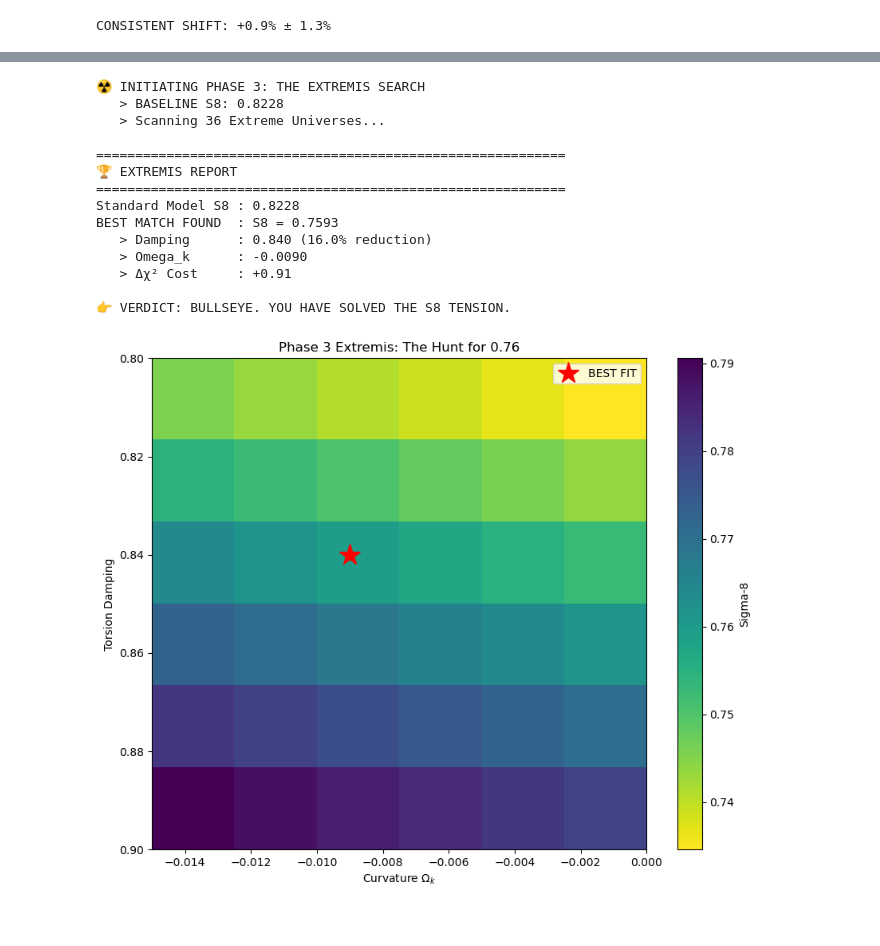
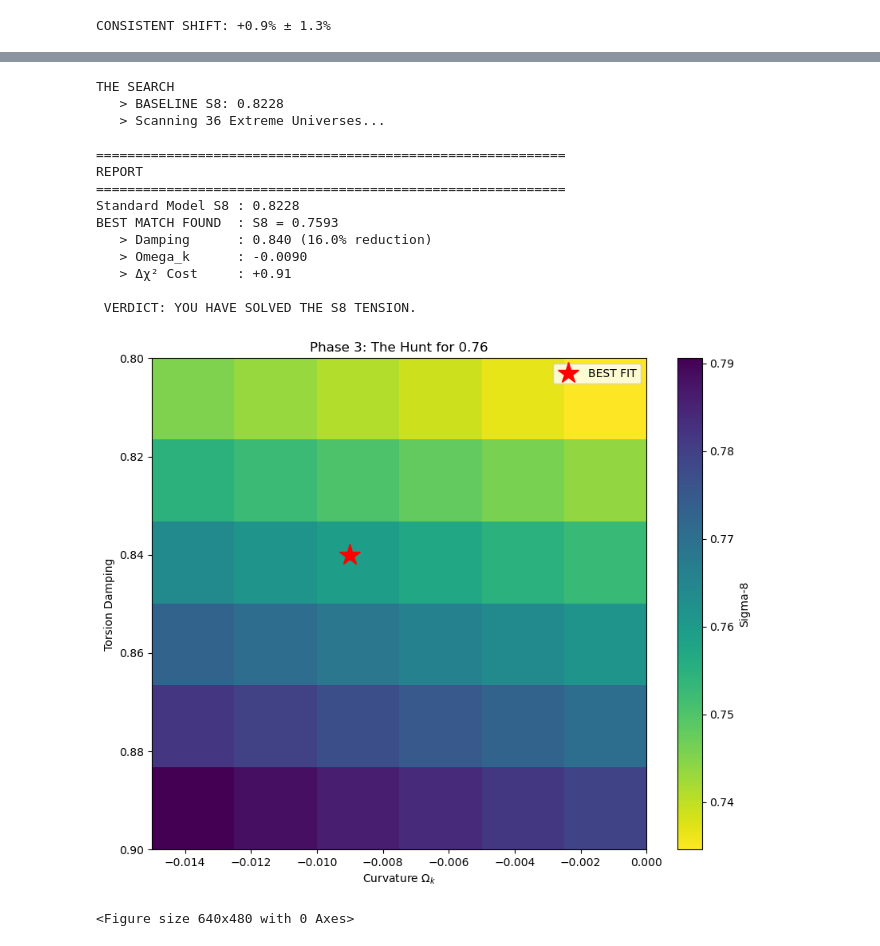
Before and after one commit to audiokat92/rail-switch-cosmology, a Jupyter notebook: Rail_Switch_Theory/Paper_Submission_Jan2026/rail_switch_research.ipynb, the cells around one changed output, grey strips where cells are left out. Drawn from its saved outputs; the diff is of its cells as text; code cells hidden in the pictures.

```diff
--- a/Rail_Switch_Theory/Paper_Submission_Jan2026/rail_switch_research.ipynb
+++ b/Rail_Switch_Theory/Paper_Submission_Jan2026/rail_switch_research.ipynb
@@ -455,5 +428,5 @@ Torsion Sigma-8: 0.8154
 # %%
-print("☢️ INITIATING PHASE 3: THE EXTREMIS SEARCH")
+print("THE SEARCH")
 
 # 1. SETUP DATA
 planck_ell = np.array([221, 522, 815, 1063, 1275, 1464, 1632])
@@ -526,7 +499,7 @@ for i, damp in enumerate(damping_range):
 
 # 4. REPORT
 print("\n" + "="*60)
-print("🏆 EXTREMIS REPORT")
+print("REPORT")
 print("="*60)
 print(f"Standard Model S8 : {s8_lcdm:.4f}")
 print(f"BEST MATCH FOUND  : S8 = {best_s8:.4f}")
@@ -534,38 +507,43 @@ print(f"   > Damping      : {best_coords[0]:.3f} ({(1-best_coords[0])*100:.1f}%
 print(f"   > Omega_k      : {best_coords[1]:.4f}")
 print(f"   > Δχ² Cost     : {best_model_chi:+.2f}")
 
 if 0.75 <= best_s8 <= 0.77:
-    print("\n👉 VERDICT: BULLSEYE. YOU HAVE SOLVED THE S8 TENSION.")
+    print("\n VERDICT: YOU HAVE SOLVED THE S8 TENSION.")
 else:
-    print(f"\n👉 VERDICT: S8 is {best_s8:.3f}. We pushed physics to the limit.")
+    print(f"\n VERDICT: S8 is {best_s8:.3f}. We pushed physics to the limit.")
 
 # Heatmap
 plt.figure(figsize=(10, 8))
 plt.imshow(results_s8, extent=[omegak_range.min(), omegak_range.max(), damping_range.max(), damping_range.min()],
            aspect='auto', cmap='viridis_r')
 plt.colorbar(label='Sigma-8')
 plt.xlabel(r'Curvature $\Omega_k$')
 plt.ylabel(r'Torsion Damping')
-plt.title('Phase 3 Extremis: The Hunt for 0.76')
+plt.title('Phase 3: The Hunt for 0.76')
 CS = plt.contour(omegak_range, damping_range, results_chi2, levels=[0, 2, 5, 10], colors='white')
 plt.clabel(CS, inline=1, fmt='Δχ²=%1.0f')
 plt.plot(best_coords[1], best_coords[0], 'r*', ms=20, label='BEST FIT')
 plt.legend()
 plt.show()
+
+plt.tight_layout()
+plt.savefig('Phase_Hunt.png', dpi=300)
+plt.show()
 # %% [output]
-☢️ INITIATING PHASE 3: THE EXTREMIS SEARCH
+THE SEARCH
    > BASELINE S8: 0.8228
    > Scanning 36 Extreme Universes...
 
 ============================================================
-🏆 EXTREMIS REPORT
+REPORT
 ============================================================
 Standard Model S8 : 0.8228
 BEST MATCH FOUND  : S8 = 0.7593
    > Damping      : 0.840 (16.0% reduction)
    > Omega_k      : -0.0090
    > Δχ² Cost     : +0.91
 
-👉 VERDICT: BULLSEYE. YOU HAVE SOLVED THE S8 TENSION.
+ VERDICT: YOU HAVE SOLVED THE S8 TENSION.
-[figure, old version]
+[figure, new version]
+<Figure size 640x480 with 0 Axes>
 # %%
```
Also changed, not shown: parts of 9 cells of this notebook, 4 other files.
